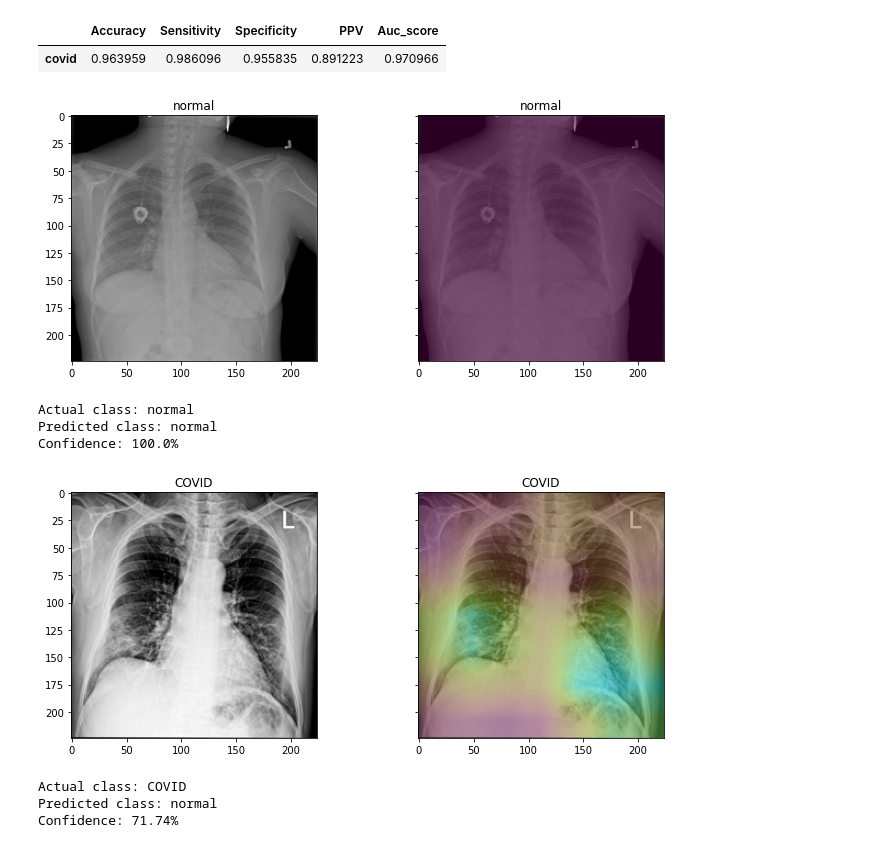
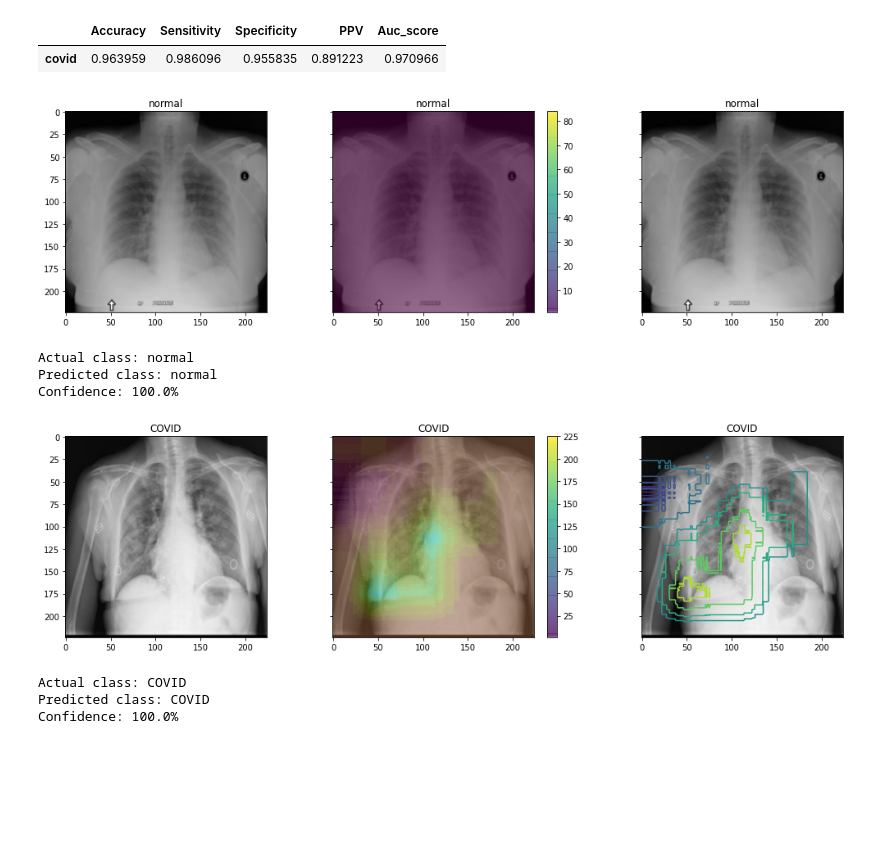
Before and after one commit to karencfisher/COVID19, a Jupyter notebook: notebooks/covidradio_weighted_densenet.ipynb, the cells around one changed output. Drawn from its saved outputs; the diff is of its cells as text; code cells hidden in the pictures; blank space fills up the shorter version.

```diff
--- a/notebooks/covidradio_weighted_densenet.ipynb
+++ b/notebooks/covidradio_weighted_densenet.ipynb
@@ -304,6 +304,6 @@ metrics2_df
 counts = []
 filelists = []
 for item in classes:
-    filelist = os.listdir(os.path.join(data_path2, item))
+    filelist = os.listdir(os.path.join(data_path, 'test', item))
     filelists.append(filelist)
     counts.append(len(filelist))
@@ -310,46 +312,54 @@ for item in classes:
 # %%
 for i, item in enumerate(classes):
 
-    f, axes = plt.subplots(1, 2, sharey=True)
-    f.set_figwidth(10)
+    f, axes = plt.subplots(1, 3, sharey=True)
+    f.set_figwidth(15)
     plt.tight_layout()
 
     image_file = random.choice(filelists[i])
-    image_path = os.path.join(data_path2, item, image_file)
+    image_path = os.path.join(data_path, 'test', item, image_file)
     image = load_img(image_path, target_size=(224, 224))
     image = img_to_array(image)
 
-    pred_image = np.expand_dims(image, axis=0)
+    #pred_image = np.expand_dims(image, axis=0)
+    img = cv2.imread(image_path)
+    img = cv2.resize(img, (224, 224))
+    pred_image = np.expand_dims(img, axis=0)
     pred_image = preprocess_input(pred_image)
     pred = model.predict(pred_image)
     prediction = int(pred[0][0] >= 0.5)
 
     if prediction:
       confidence = round(pred[0][0] * 100, 2)
     else:
       confidence = round((1 - pred[0][0]) * 100, 2)
 
-    img = plt.imread(image_path)
+
     axes[0].imshow(img, cmap='gray')
     axes[0].set_title(item)
 
     cam = util.grad_cam(model, pred_image, 0, 'conv5_block16_2_conv')
 
-    img = plt.imread(image_path)
     axes[1].imshow(img, cmap='gray')
-    axes[1].imshow(cam, cmap='jet', alpha=0.5)
+    pos = axes[1].imshow(cam, alpha=0.5)
+    f.colorbar(pos, ax=axes[1])
     axes[1].set_title(item)
+
+    cam_gs = cv2.cvtColor(cam, cv2.COLOR_RGB2GRAY)
+    axes[2].imshow(img)
+    axes[2].contour(cam_gs)
+    axes[2].set_title(item)
     plt.show()
 
     print(f'Actual class: {item}')
     print(f'Predicted class: {classes[prediction]}')
     print(f'Confidence: {confidence}%')
 # %% [output]
-[figure, old version]
+[figure, new version]
 Actual class: normal
 Predicted class: normal
 Confidence: 100.0%
-[figure, old version]
+[figure, new version]
 Actual class: COVID
-Predicted class: normal
-Confidence: 71.74%
+Predicted class: COVID
+Confidence: 100.0%
```
Also changed, not shown: parts of 2 cells of this notebook.
